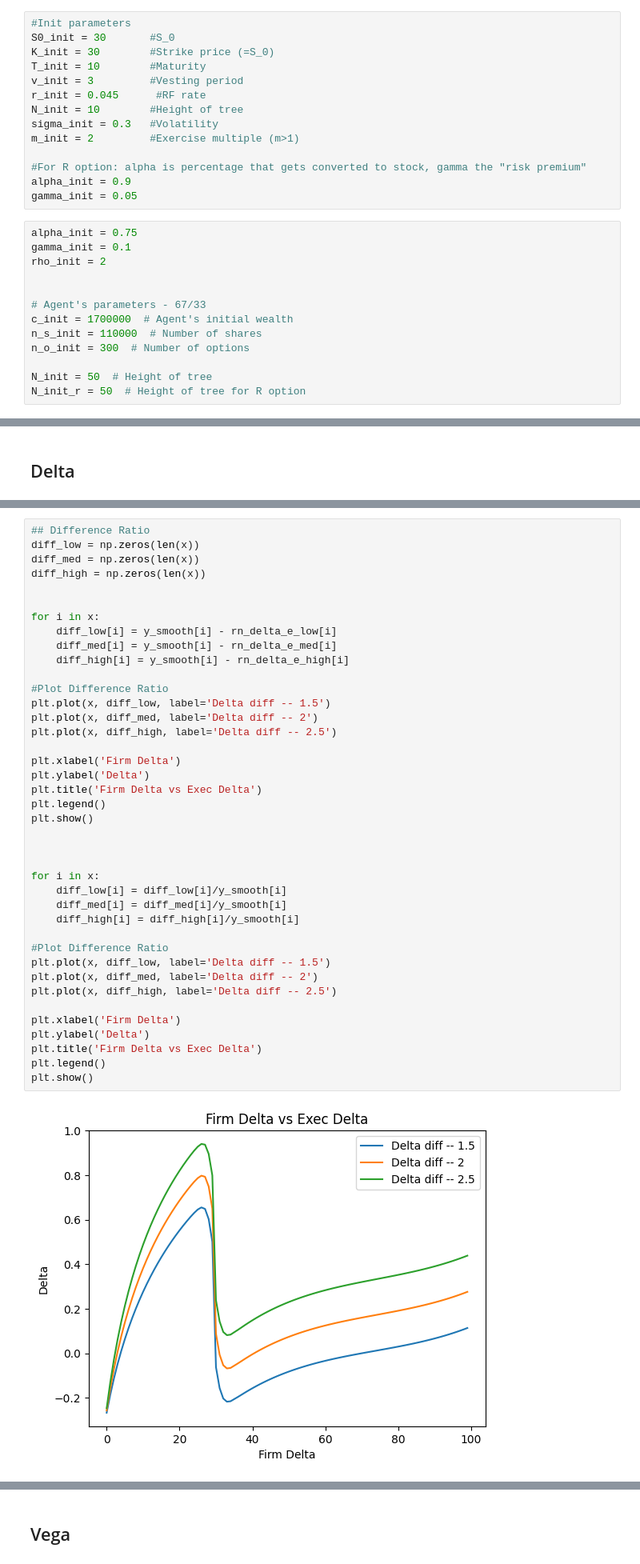
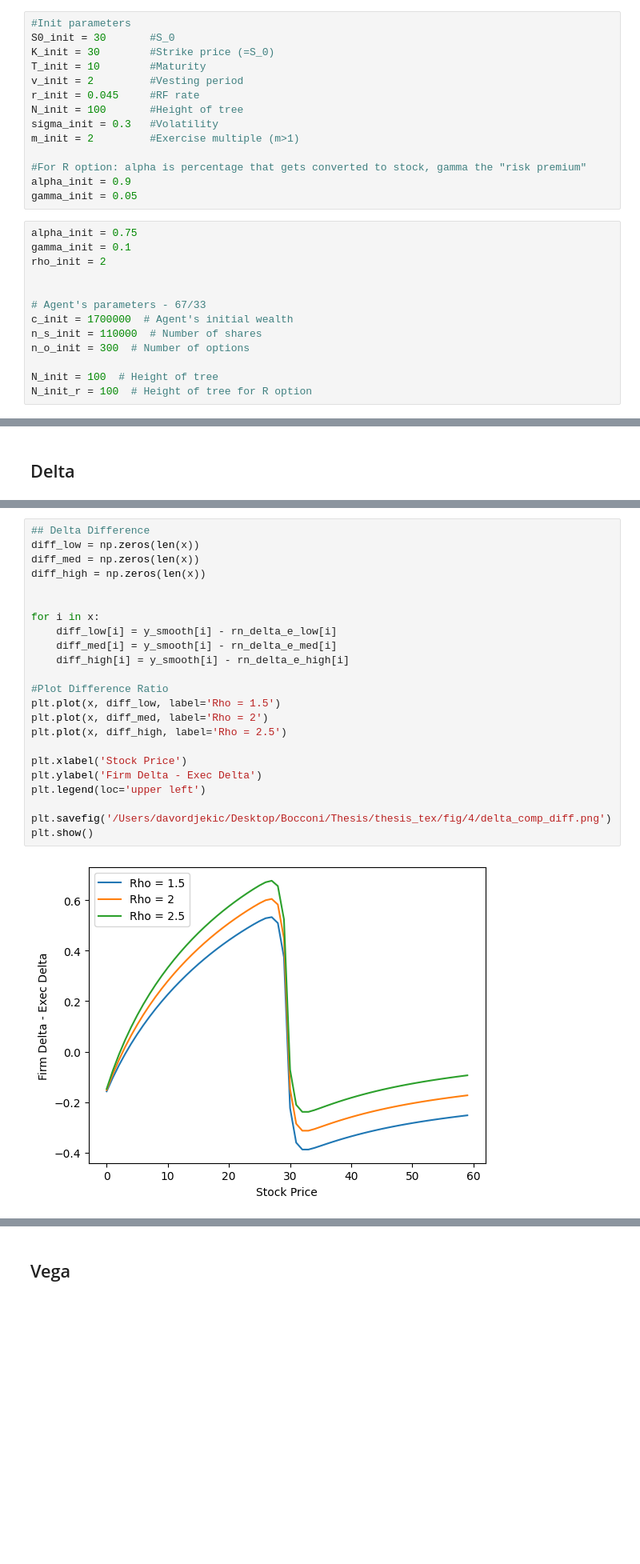
Before and after one commit to djdavor/thesis_MSc, a Jupyter notebook: code/valuation_ESOs.ipynb, the cells around one changed output, grey strips where cells are left out. Shown at 80% size. Cells and saved outputs as stored; diff of their text form; blank space fills up the shorter version.

```diff
--- a/code/valuation_ESOs.ipynb
+++ b/code/valuation_ESOs.ipynb
@@ -10,9 +10,9 @@ np.set_printoptions(suppress = True)
 S0_init = 30       #S_0
 K_init = 30        #Strike price (=S_0)
 T_init = 10        #Maturity
-v_init = 3         #Vesting period
-r_init = 0.045      #RF rate
-N_init = 10        #Height of tree
+v_init = 2         #Vesting period
+r_init = 0.045     #RF rate
+N_init = 100       #Height of tree
 sigma_init = 0.3   #Volatility
 m_init = 2         #Exercise multiple (m>1)
 
@@ -30,8 +30,8 @@ c_init = 1700000  # Agent's initial wealth
 n_s_init = 110000  # Number of shares
 n_o_init = 300  # Number of options
 
-N_init = 50  # Height of tree
-N_init_r = 50  # Height of tree for R option
+N_init = 100  # Height of tree
+N_init_r = 100  # Height of tree for R option
 # %%
 def rn_eso(S0,K,T,v,r,N,sigma,m):
   #Init values
@@ -436,42 +467,25 @@ plt.show()
 # %%
-## Difference Ratio
+## Delta Difference
 diff_low = np.zeros(len(x))
 diff_med = np.zeros(len(x))
 diff_high = np.zeros(len(x))
 
 
 for i in x:
     diff_low[i] = y_smooth[i] - rn_delta_e_low[i]
     diff_med[i] = y_smooth[i] - rn_delta_e_med[i]
     diff_high[i] = y_smooth[i] - rn_delta_e_high[i]
 
 #Plot Difference Ratio
-plt.plot(x, diff_low, label='Delta diff -- 1.5')
-plt.plot(x, diff_med, label='Delta diff -- 2')
-plt.plot(x, diff_high, label='Delta diff -- 2.5')
+plt.plot(x, diff_low, label='Rho = 1.5')
+plt.plot(x, diff_med, label='Rho = 2')
+plt.plot(x, diff_high, label='Rho = 2.5')
 
-plt.xlabel('Firm Delta')
-plt.ylabel('Delta')
-plt.title('Firm Delta vs Exec Delta')
-plt.legend()
+plt.xlabel('Stock Price')
+plt.ylabel('Firm Delta - Exec Delta')
+plt.legend(loc='upper left')
+
+plt.savefig('/Users/davordjekic/Desktop/Bocconi/Thesis/thesis_tex/fig/4/delta_comp_diff.png')
 plt.show()
-
-
-
-for i in x:
-    diff_low[i] = diff_low[i]/y_smooth[i]
-    diff_med[i] = diff_med[i]/y_smooth[i]
-    diff_high[i] = diff_high[i]/y_smooth[i]
-
-#Plot Difference Ratio
-plt.plot(x, diff_low, label='Delta diff -- 1.5')
-plt.plot(x, diff_med, label='Delta diff -- 2')
-plt.plot(x, diff_high, label='Delta diff -- 2.5')
-
-plt.xlabel('Firm Delta')
-plt.ylabel('Delta')
-plt.title('Firm Delta vs Exec Delta')
-plt.legend()
-plt.show()
 # %% [output]
-[figure, old version]
+[figure, new version]
```
Also changed, not shown: parts of 19 cells of this notebook, 33 other files.
